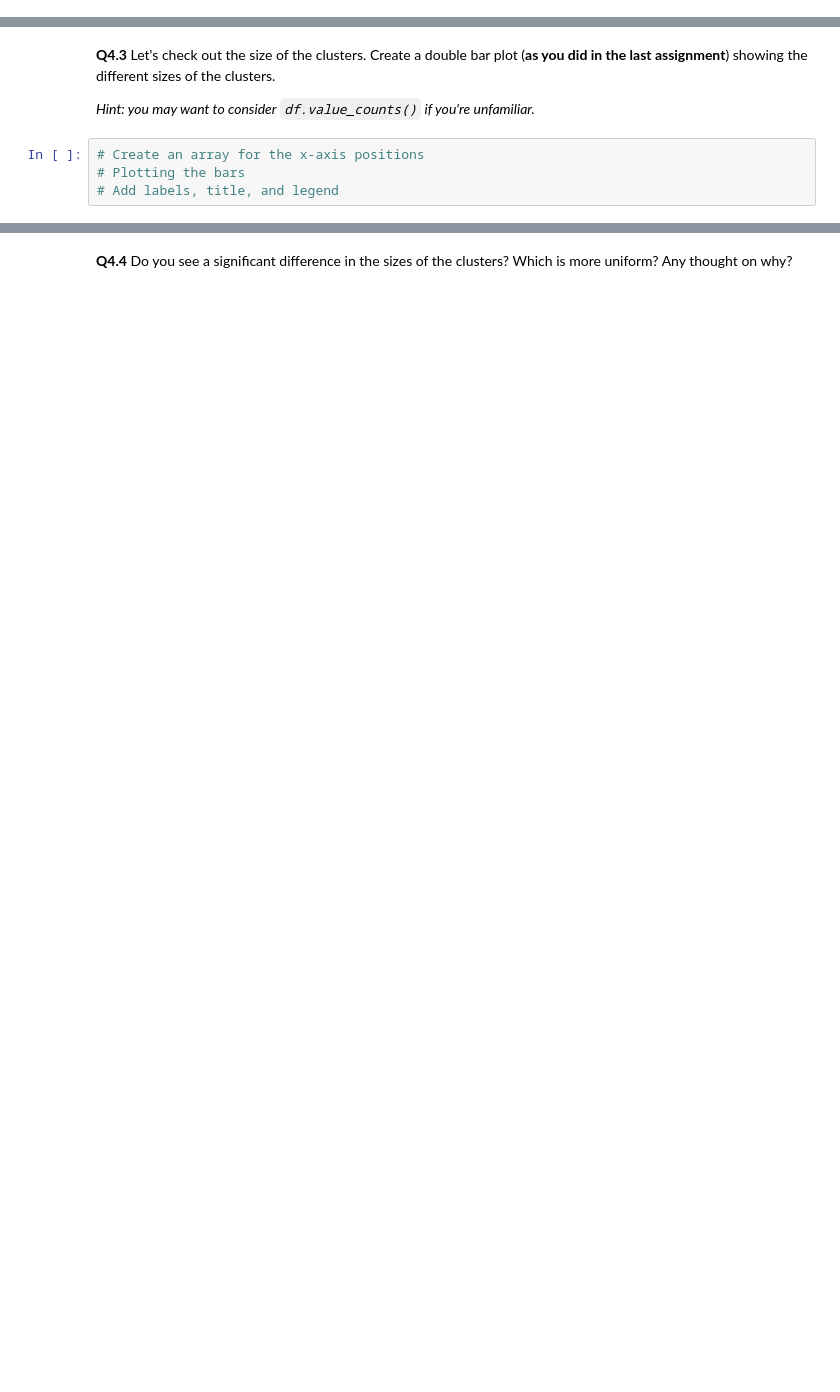
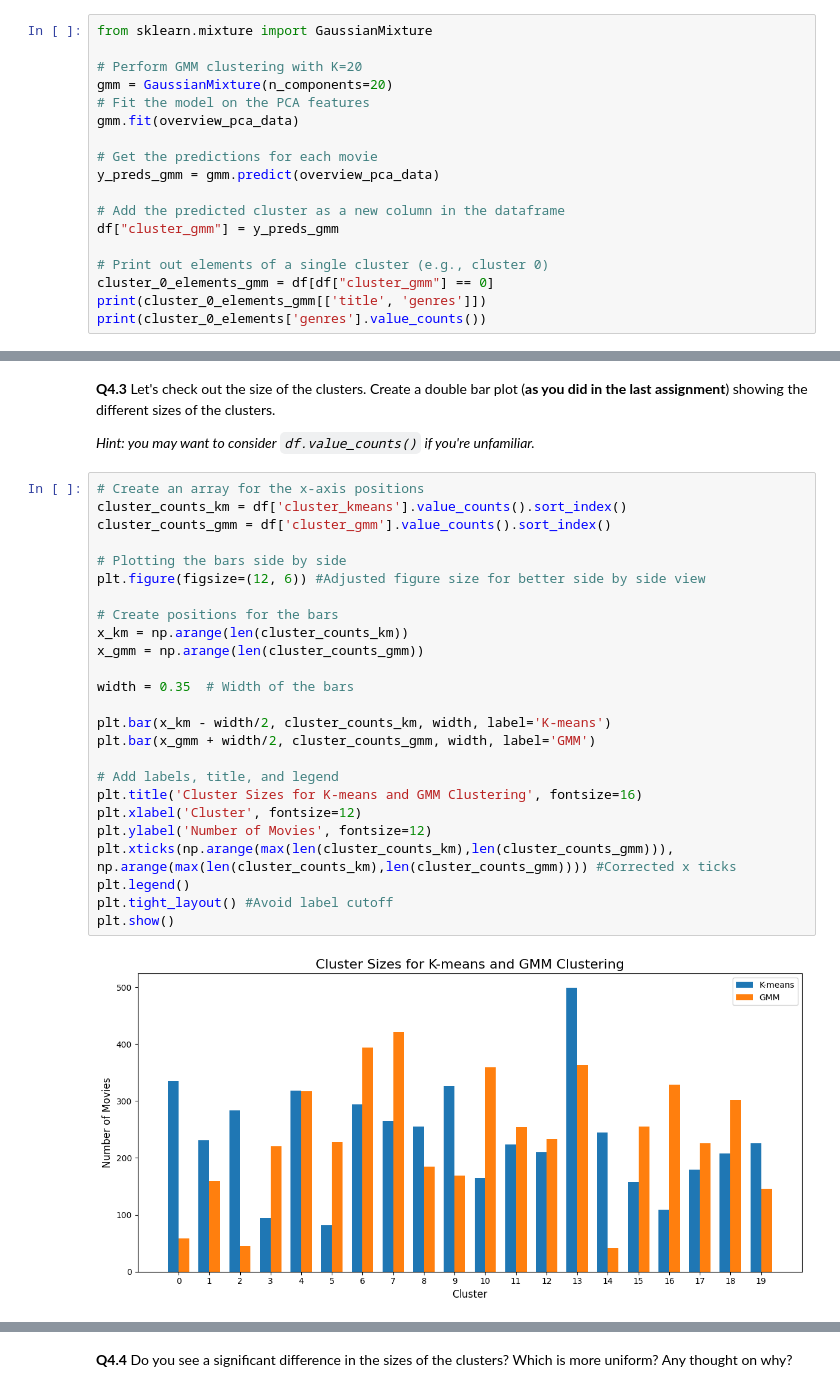
Before and after one commit to sergeGITH/TS, a Jupyter notebook: TMDL_2024_25_Assignment_3,_Qs_only.ipynb, the cells around one changed output, grey strips where cells are left out. Saved outputs shown, nothing was run; the diff lists cells and outputs as text; blank space fills up the shorter version.

```diff
--- a/TMDL_2024_25_Assignment_3,_Qs_only.ipynb
+++ b/TMDL_2024_25_Assignment_3,_Qs_only.ipynb
@@ -454,0 +468,18 @@ Name: count, Length: 173, dtype: int64
+# %%
+from sklearn.mixture import GaussianMixture
+
+# Perform GMM clustering with K=20
+gmm = GaussianMixture(n_components=20)
+# Fit the model on the PCA features
+gmm.fit(overview_pca_data)
+
+# Get the predictions for each movie
+y_preds_gmm = gmm.predict(overview_pca_data)
+
+# Add the predicted cluster as a new column in the dataframe
+df["cluster_gmm"] = y_preds_gmm
+
+# Print out elements of a single cluster (e.g., cluster 0)
+cluster_0_elements_gmm = df[df["cluster_gmm"] == 0]
+print(cluster_0_elements_gmm[['title', 'genres']])
+print(cluster_0_elements['genres'].value_counts())
@@ -460,7 +509,30 @@ Name: count, Length: 173, dtype: int64
 **Q4.3** Let's check out the size of the clusters. Create a double bar plot (**as you did in the last assignment**) showing the different sizes of the clusters.
 
 *Hint: you may want to consider `df.value_counts()` if you're unfamiliar.*
-# %%
-# Create an array for the x-axis positions
-# Plotting the bars
-# Add labels, title, and legend
+# %%
+# Create an array for the x-axis positions
+cluster_counts_km = df['cluster_kmeans'].value_counts().sort_index()
+cluster_counts_gmm = df['cluster_gmm'].value_counts().sort_index()
+
+# Plotting the bars side by side
+plt.figure(figsize=(12, 6)) #Adjusted figure size for better side by side view
+
+# Create positions for the bars
+x_km = np.arange(len(cluster_counts_km))
+x_gmm = np.arange(len(cluster_counts_gmm))
+
+width = 0.35  # Width of the bars
+
+plt.bar(x_km - width/2, cluster_counts_km, width, label='K-means')
+plt.bar(x_gmm + width/2, cluster_counts_gmm, width, label='GMM')
+
+# Add labels, title, and legend
+plt.title('Cluster Sizes for K-means and GMM Clustering', fontsize=16)
+plt.xlabel('Cluster', fontsize=12)
+plt.ylabel('Number of Movies', fontsize=12)
+plt.xticks(np.arange(max(len(cluster_counts_km),len(cluster_counts_gmm))), np.arange(max(len(cluster_counts_km),len(cluster_counts_gmm)))) #Corrected x ticks
+plt.legend()
+plt.tight_layout() #Avoid label cutoff
+plt.show()
+# %% [output]
+[figure, added]
```
Also changed, not shown: parts of 27 cells of this notebook.
